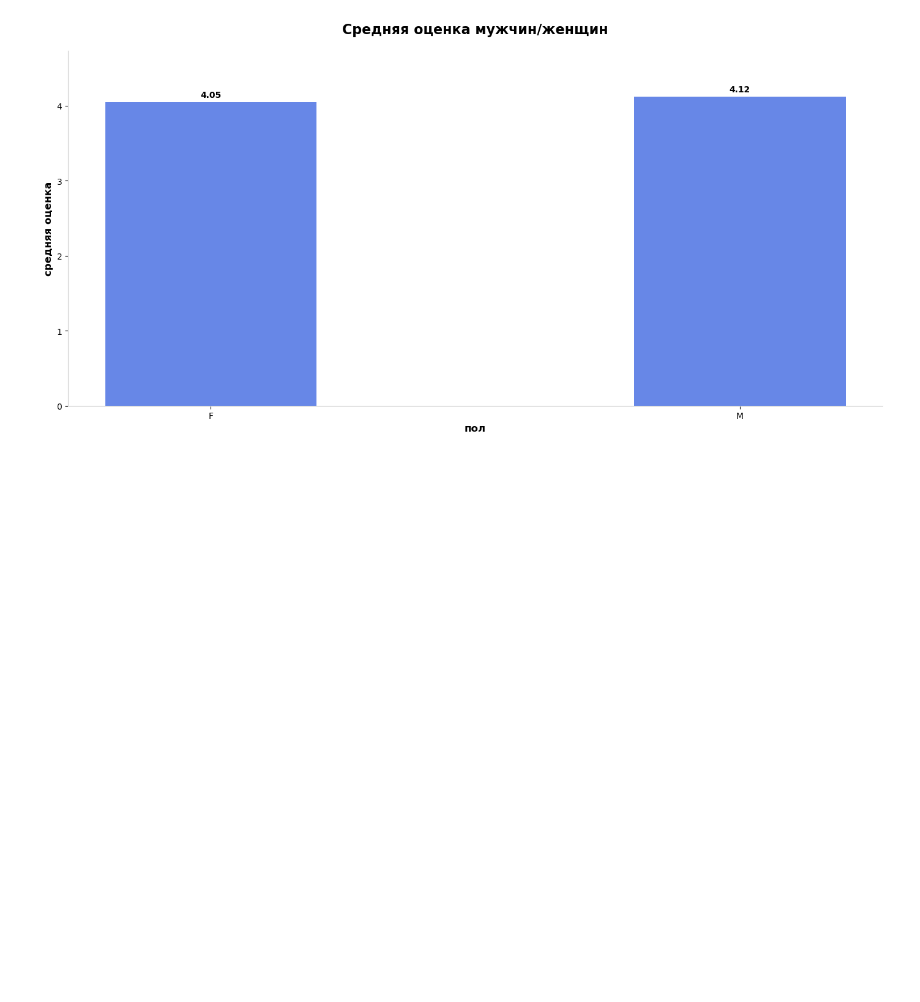
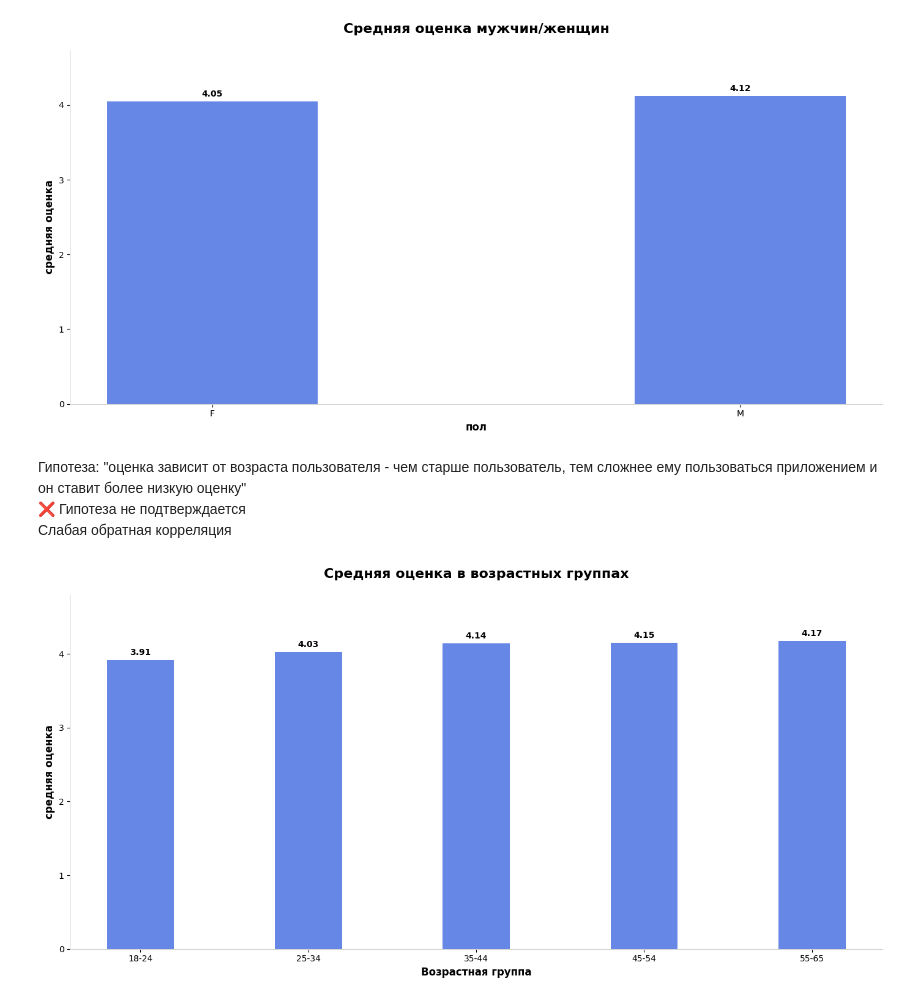
Before and after one commit to katePPkate/Project_Practicum_2025, a Jupyter notebook: Checkpoint1_20_Ваганов_Валова_Волык.ipynb, the cells around one changed output. Cells and saved outputs as stored; diff of their text form; code cells hidden in the pictures; blank space fills up the shorter version.

Commit message:
Чекпоинт-1 Добавлена гипотеза про возраст

```diff
--- a/Checkpoint1_20_Ваганов_Валова_Волык.ipynb
+++ b/Checkpoint1_20_Ваганов_Валова_Волык.ipynb
@@ -221,3 +221,21 @@ make_bar_plot(
 )
 # %% [output]
 [figure]
+# %% [markdown]
+Гипотеза: "оценка зависит от возраста пользователя - чем старше пользователь, тем сложнее ему пользоваться приложением и он ставит более низкую оценку"
+❌ Гипотеза не подтверждается
+Слабая обратная корреляция
+# %%
+age_avg = df
+age_avg = age_avg.groupby("age")["csat_level"].mean().reset_index()
+make_bar_plot(
+    age_avg["age"],
+    age_avg["csat_level"],
+    "Возрастная группа",
+    "средняя оценка",
+    "Средняя оценка в возрастных группах",
+    color="royalblue",
+    show_values=True,
+)
+# %% [output]
+[figure, added]
```
